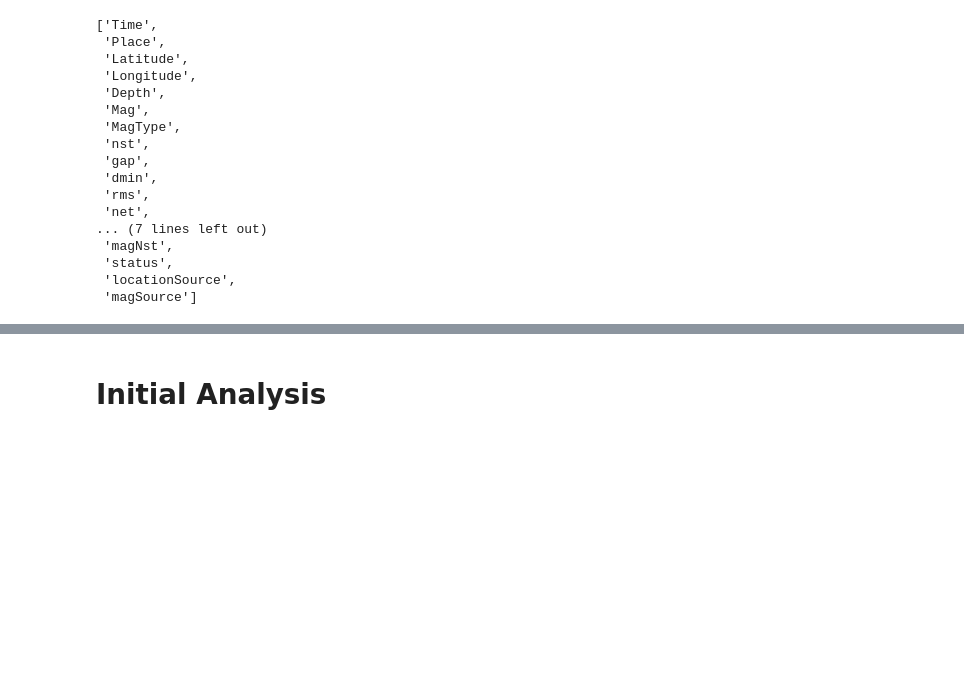
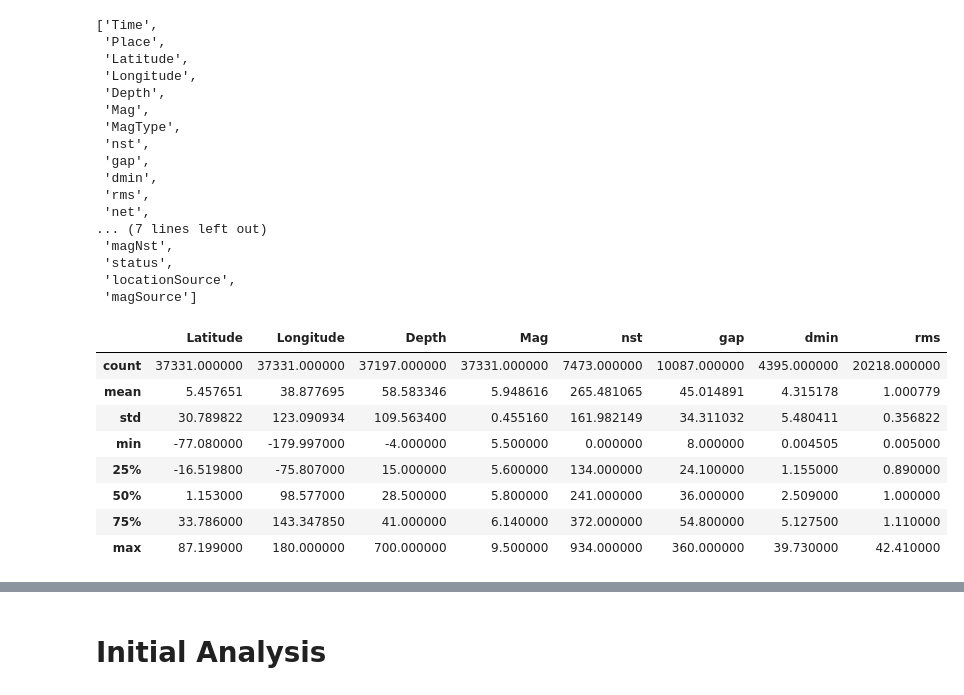
Before and after one commit to timmymiller10/Earthquake_Analysis, a Jupyter notebook: earthquake.ipynb, the cells around one changed output, grey strips where cells are left out. Cells and saved outputs as stored; diff of their text form; code cells hidden in the pictures; blank space fills up the shorter version.

```diff
--- a/earthquake.ipynb
+++ b/earthquake.ipynb
@@ -67,3 +79,15 @@ list(earthquake.columns)
 # %%
 # drop unnecessary columns
 earthquake = earthquake.drop('Unnamed: 14', axis = 1)
+# %%
+earthquake.iloc[:, 0:12].describe()
+# %% [output]
+|  | Latitude | Longitude | Depth | Mag | nst | gap | dmin | rms |
+| count | 37331.000000 | 37331.000000 | 37197.000000 | 37331.000000 | 7473.000000 | 10087.000000 | 4395.000000 | 20218.000000 |
+| mean | 5.457651 | 38.877695 | 58.583346 | 5.948616 | 265.481065 | 45.014891 | 4.315178 | 1.000779 |
+| std | 30.789822 | 123.090934 | 109.563400 | 0.455160 | 161.982149 | 34.311032 | 5.480411 | 0.356822 |
+| min | -77.080000 | -179.997000 | -4.000000 | 5.500000 | 0.000000 | 8.000000 | 0.004505 | 0.005000 |
+| 25% | -16.519800 | -75.807000 | 15.000000 | 5.600000 | 134.000000 | 24.100000 | 1.155000 | 0.890000 |
+| 50% | 1.153000 | 98.577000 | 28.500000 | 5.800000 | 241.000000 | 36.000000 | 2.509000 | 1.000000 |
+| 75% | 33.786000 | 143.347850 | 41.000000 | 6.140000 | 372.000000 | 54.800000 | 5.127500 | 1.110000 |
+| max | 87.199000 | 180.000000 | 700.000000 | 9.500000 | 934.000000 | 360.000000 | 39.730000 | 42.410000 |
```
Also changed, not shown: parts of 6 cells of this notebook.
